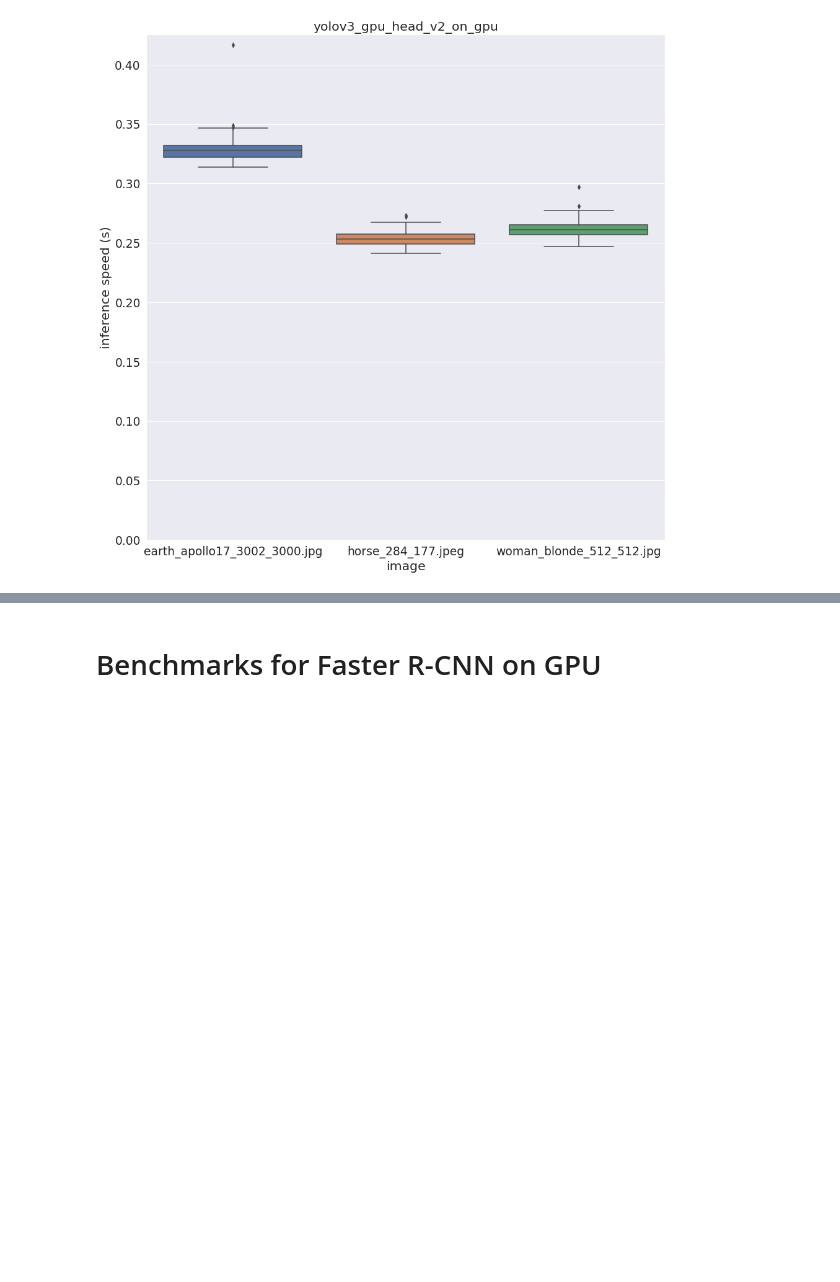
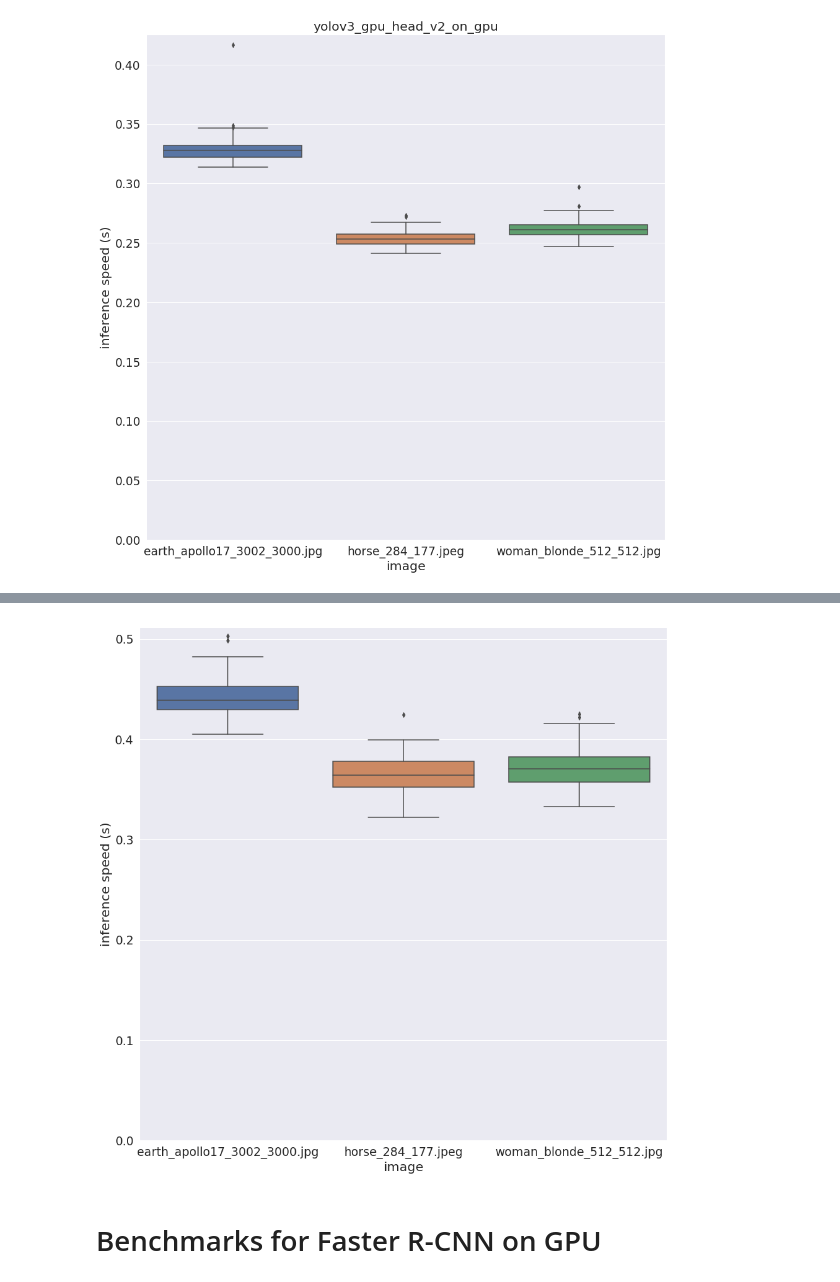
Before and after one commit to martin-galajda/object-detection, a Jupyter notebook: notebooks/InferenceSpeedBenchmarks.ipynb, the cells around one changed output, grey strips where cells are left out. Saved outputs shown, nothing was run; the diff lists cells and outputs as text; code cells hidden in the pictures; blank space fills up the shorter version.

```diff
--- a/notebooks/InferenceSpeedBenchmarks.ipynb
+++ b/notebooks/InferenceSpeedBenchmarks.ipynb
@@ -131,0 +131,7 @@ Took 37.84715414047241 seconds to construct network.
+# %%
+import tensorflow as tf
+import os
+
+resolver = tf.contrib.cluster_resolver.TPUClusterResolver('grpc://' + os.environ['COLAB_TPU_ADDR'])
+tf.contrib.distribute.initialize_tpu_system(resolver)
+strategy = tf.contrib.distribute.TPUStrategy(resolver)
@@ -252,7 +276,7 @@ def plot_benchmark_results_and_write_to_csv_file(
   fig, ax = plt.subplots()
   sns_plot = sns.boxplot(x="image", y="inference speed (s)",  data=plot_dataframe, ax=ax)
   sns_plot.set(ylim=(0, None))
-  sns_plot.set_title(model_name)
+  # sns_plot.set_title(model_name)
 
   fig.savefig(OUTPUT_PATH_GRAPH)
 
@@ -305,0 +332,16 @@ plot_benchmark_results_and_write_to_csv_file(
+# %%
+import tensorflow as tf
+
+PATH_TO_YOLOV3_MODEL = f'{PATH_TO_YOLOV3_RESOURCES}/model.h5'
+
+with strategy.scope():
+  yolov3_object_detector_tpu = YOLOV3ObjectDetectorGPUHeadv2(
+    path_to_model=PATH_TO_YOLOV3_MODEL,
+    path_to_classes=PATH_TO_YOLOV3_CLASSES,
+    log_device_placement=False,
+    verbose=False
+  )
+
+
+  yolov3_tpu_results = benchmark_detector(yolov3_object_detector_tpu, 100)
+  print_benchmark_results(yolov3_object_detector_tpu, yolov3_tpu_results[0])
@@ -306,3 +360,10 @@ plot_benchmark_results_and_write_to_csv_file(
+# %%
+plot_benchmark_results_and_write_to_csv_file(
+    model_name="yolov3_gpu_head_v2_on_tpu",
+    results=yolov3_tpu_results
+)
+# %% [output]
+[figure, added]
 # %% [markdown]
 # Benchmarks for Faster R-CNN on GPU
 # %%
```
Also changed, not shown: parts of 15 cells of this notebook.
